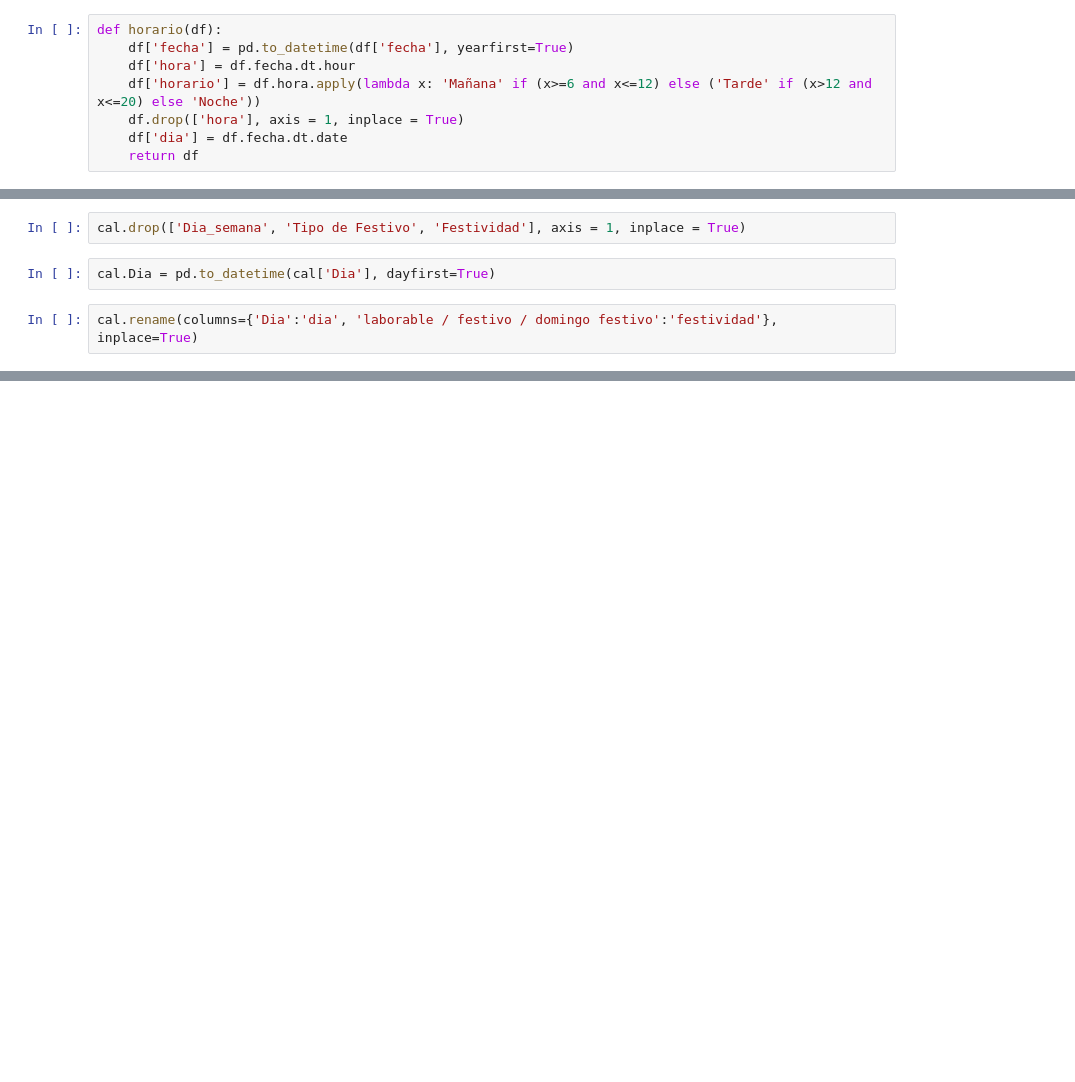
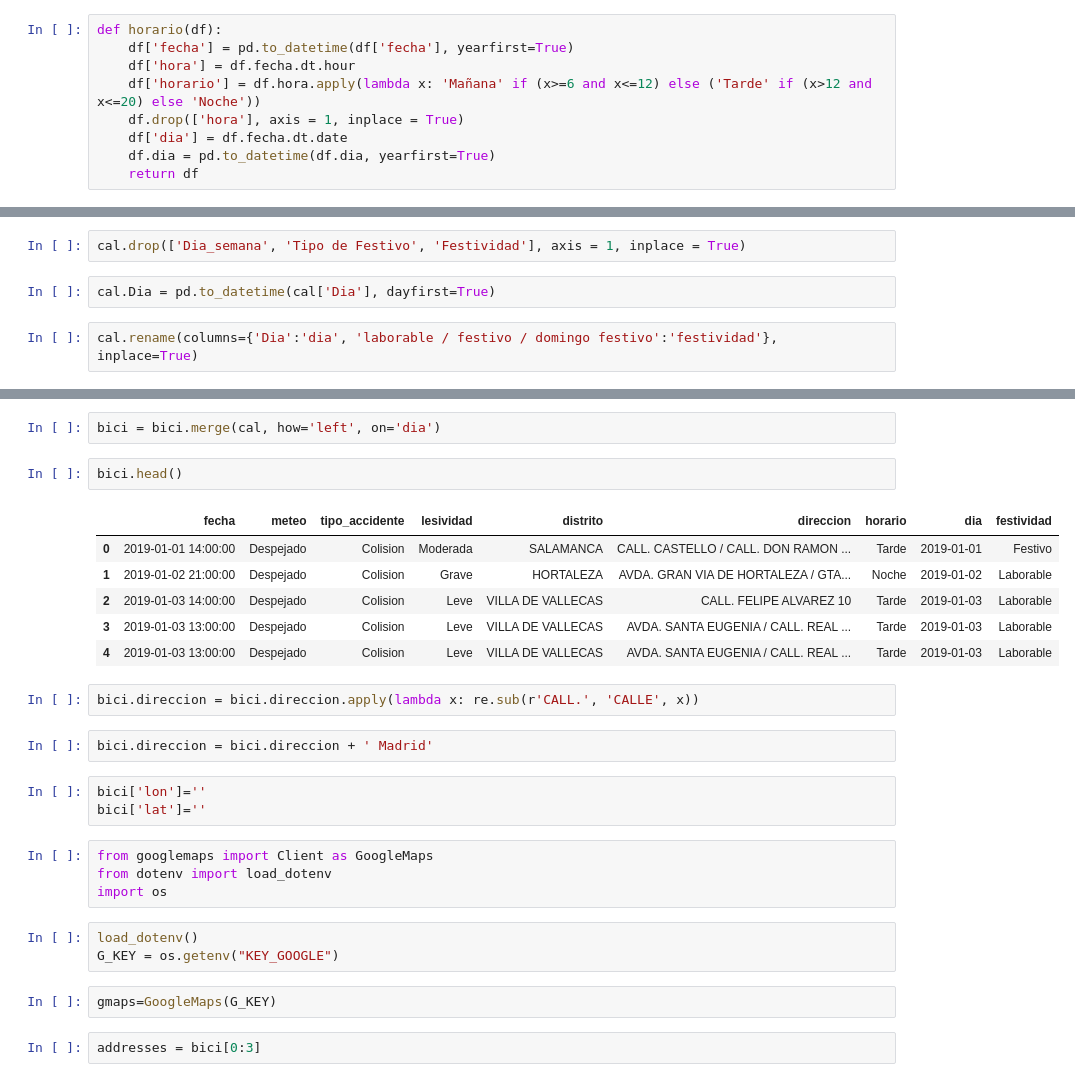
Before and after one commit to Ovion/Plan-B, a Jupyter notebook: input/clean_data/Geo_Untitled.ipynb, the cells around one changed output, grey strips where cells are left out. Drawn from its saved outputs; the diff is of its cells as text; blank space fills up the shorter version.

Commit message:
Antes de API Google

```diff
--- a/input/clean_data/Geo_Untitled.ipynb
+++ b/input/clean_data/Geo_Untitled.ipynb
@@ -22,6 +23,7 @@ def horario(df):
     df['horario'] = df.hora.apply(lambda x: 'Mañana' if (x>=6 and x<=12) else ('Tarde' if (x>12 and x<=20) else 'Noche'))
     df.drop(['hora'], axis = 1, inplace = True)
     df['dia'] = df.fecha.dt.date
+    df.dia = pd.to_datetime(df.dia, yearfirst=True)
     return df
 # %%
 bici = horario(bici)
@@ -62,0 +80,29 @@ cal.head()
+# %%
+bici = bici.merge(cal, how='left', on='dia')
+# %%
+bici.head()
+# %% [output]
+|  | fecha | meteo | tipo_accidente | lesividad | distrito | direccion | horario | dia | festividad |
+| 0 | 2019-01-01 14:00:00 | Despejado | Colision | Moderada | SALAMANCA | CALL. CASTELLO / CALL. DON RAMON ... | Tarde | 2019-01-01 | Festivo |
+| 1 | 2019-01-02 21:00:00 | Despejado | Colision | Grave | HORTALEZA | AVDA. GRAN VIA DE HORTALEZA / GTA... | Noche | 2019-01-02 | Laborable |
+| 2 | 2019-01-03 14:00:00 | Despejado | Colision | Leve | VILLA DE VALLECAS | CALL. FELIPE ALVAREZ 10 | Tarde | 2019-01-03 | Laborable |
+| 3 | 2019-01-03 13:00:00 | Despejado | Colision | Leve | VILLA DE VALLECAS | AVDA. SANTA EUGENIA / CALL. REAL ... | Tarde | 2019-01-03 | Laborable |
+| 4 | 2019-01-03 13:00:00 | Despejado | Colision | Leve | VILLA DE VALLECAS | AVDA. SANTA EUGENIA / CALL. REAL ... | Tarde | 2019-01-03 | Laborable |
+# %%
+bici.direccion = bici.direccion.apply(lambda x: re.sub(r'CALL.', 'CALLE', x))
+# %%
+bici.direccion = bici.direccion + ' Madrid'
+# %%
+bici['lon']=''
+bici['lat']=''
+# %%
+from googlemaps import Client as GoogleMaps
+from dotenv import load_dotenv
+import os
+# %%
+load_dotenv()
+G_KEY = os.getenv("KEY_GOOGLE")
+# %%
+gmaps=GoogleMaps(G_KEY)
+# %%
+addresses = bici[0:3]
```
Also changed, not shown: parts of 18 cells of this notebook, 2 other files.
